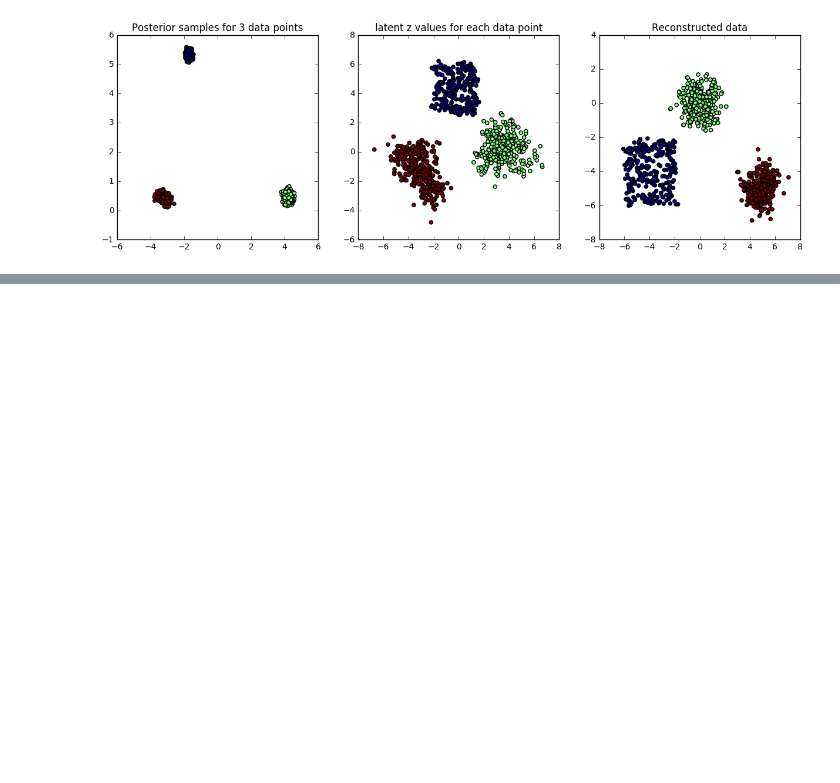
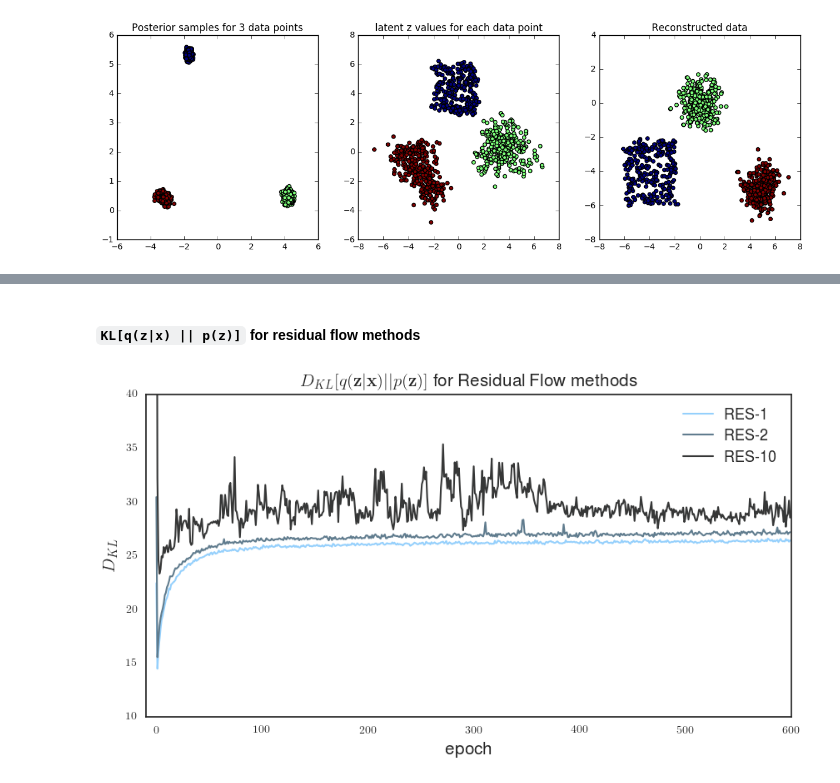
Before and after one commit to wellecks/vaes, a Jupyter notebook: visualizations.ipynb, the cells around one changed output, grey strips where cells are left out. Saved outputs shown, nothing was run; the diff lists cells and outputs as text; code cells hidden in the pictures; blank space fills up the shorter version.

```diff
--- a/visualizations.ipynb
+++ b/visualizations.ipynb
@@ -218,0 +346,26 @@ plot_results(ops, xs, ys)
+# %% [markdown]
+#### `KL[q(z|x) || p(z)]` for residual flow methods
+# %%
+ms = ['NF-1', 'NF-2', 'NF-10']
+ls = ['RES-1', 'RES-2', 'RES-10']
+colors = ['light blue', 'blue grey', 'dark grey']
+
+cs = sns.xkcd_palette(colors)
+
+data_type = 'raw_kl_train'
+d = data[data_type]
+
+plt.figure(figsize=(10, 5))
+for i, m in enumerate(ms):
+    plt.plot(np.arange(len(d[m]))[:600], d[m][:600], linewidth='1.5', c=cs[i])
+
+plt.title('$D_{KL}[q(\mathbf{z}|\mathbf{x}) ||  p(\mathbf{z})]$ for Residual Flow methods', fontsize=15)
+plt.ylim([10, 40])
+plt.xlim([-10, 600])
+plt.xlabel('epoch', fontsize=15)
+plt.ylabel('$D_{KL}$', fontsize=15)
+plt.legend(ls, fontsize=13)
+plt.savefig('dkl.eps', format='eps', dpi=1000)
+# plt.show()
+# %% [output]
+[figure, added]
```
Also changed, not shown: parts of 12 cells of this notebook.
